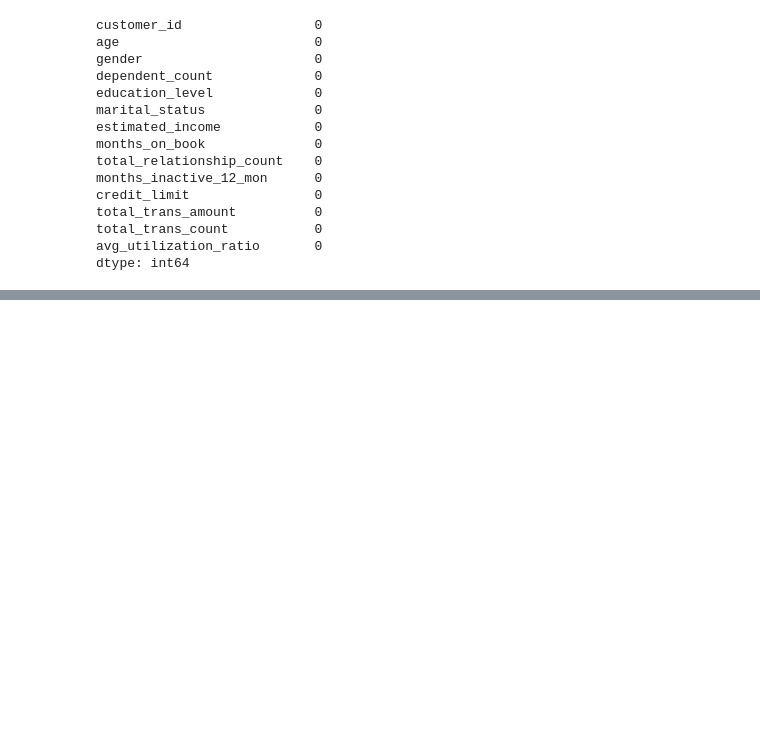
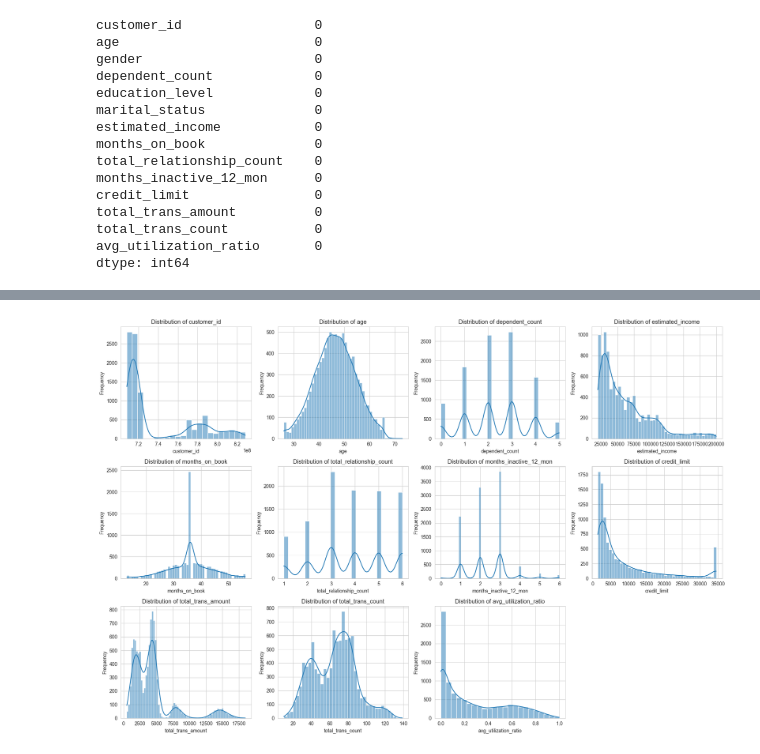
Before and after one commit to SJWallace/credit_card_segmentation, a Jupyter notebook: simple.ipynb, the cells around one changed output, grey strips where cells are left out. Cells and saved outputs as stored; diff of their text form; code cells hidden in the pictures; blank space fills up the shorter version.

```diff
--- a/simple.ipynb
+++ b/simple.ipynb
@@ -81,11 +103,0 @@ ValueError: could not convert string to float: 'M'
-# %%
-# Plot distributions
-numeric_cols = df.select_dtypes(include=np.number).columns
-
-for col in numeric_cols:
-	plt.figure(figsize=(6, 4))
-	sns.histplot(df[col], bins=30, kde=True)
-	plt.title(f'Distribution of {col}')
-	plt.xlabel(col)
-	plt.ylabel('Frequency')
-	plt.show()
@@ -103,0 +112,15 @@ for col in numeric_cols:
+# %%
+# Plot distributions in 3 columns side by side
+plt.figure(figsize=(18, 12))
+
+for i, col in enumerate(numerical_cols, 1):
+    plt.subplot(3, (len(numerical_cols) + 2) // 3, i)
+    sns.histplot(customers[col], bins="auto", kde=True)
+    plt.title(f'Distribution of {col}')
+    plt.xlabel(col)
+    plt.ylabel('Frequency')
+
+plt.tight_layout()
+plt.show()
+# %% [output]
+[figure, added]
```
Also changed, not shown: parts of 29 cells of this notebook.
